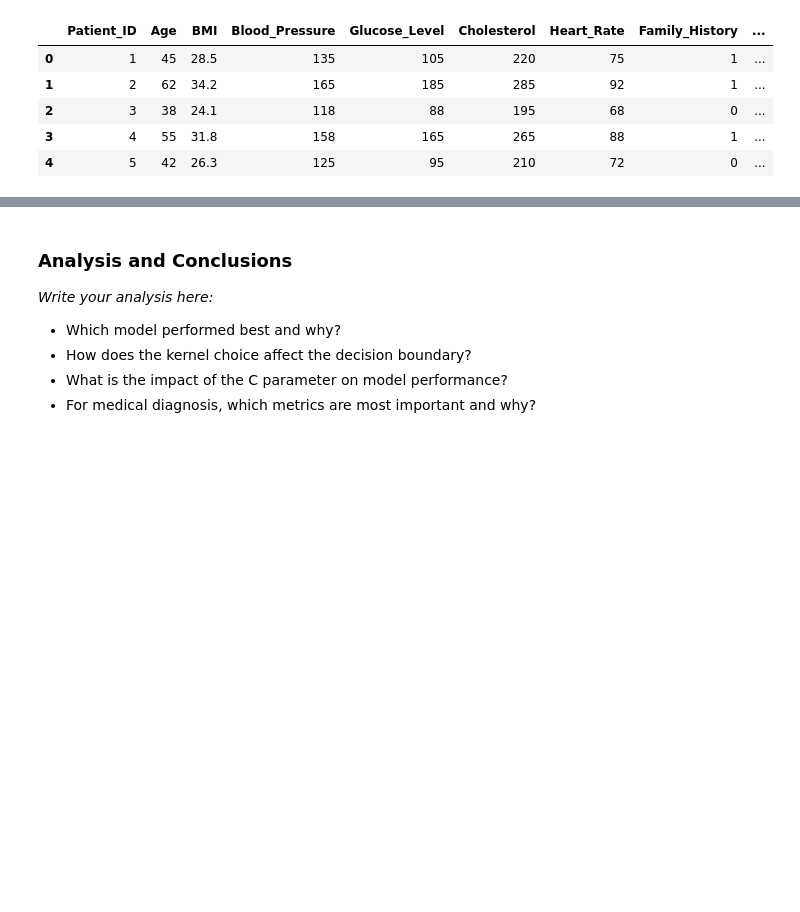
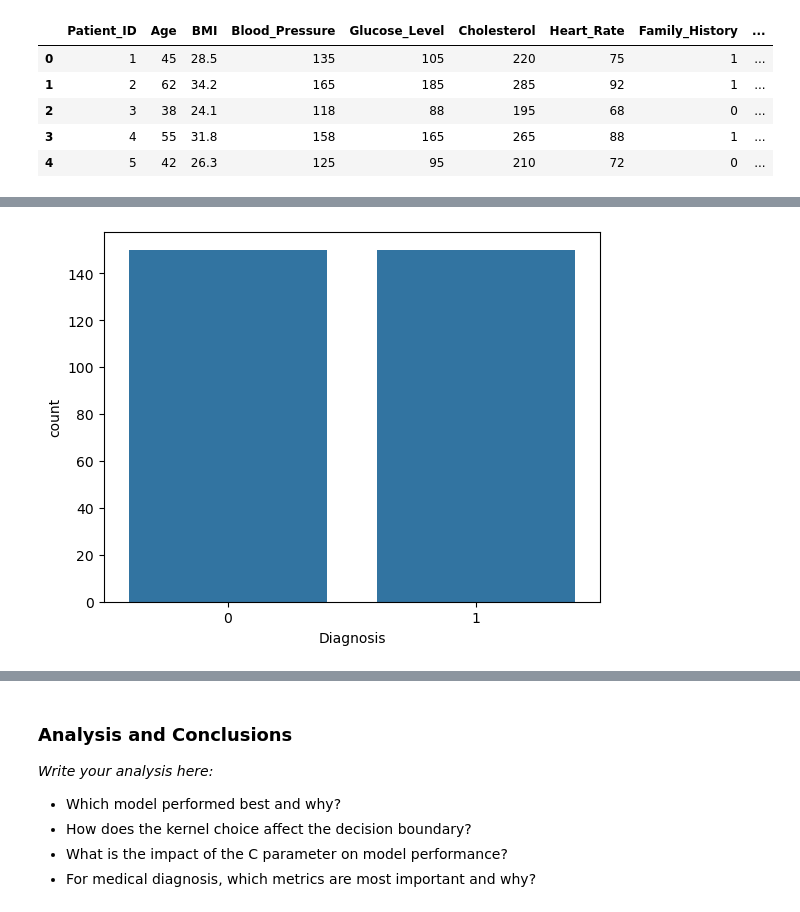
Before and after one commit to Blessing-Ekeh/dataraflow-week17-Classification-models, a Jupyter notebook: Take Home.ipynb, the cells around one changed output, grey strips where cells are left out. Drawn from its saved outputs; the diff is of its cells as text; code cells hidden in the pictures; blank space fills up the shorter version.

Commit message:
Assignment 2 solved

```diff
--- a/Take Home.ipynb
+++ b/Take Home.ipynb
@@ -743,8 +756,9 @@ memory usage: 23.6+ KB
 # %%
-assignment2_data.describe()
 # target variable analysis
-assignment2_data['Will_Buy_Premium'].value_counts()
-assignment2_data['Will_Buy_Premium'].value_counts(normalize=True)
+assignment2_data['Diagnosis'].value_counts()
+assignment2_data['Diagnosis'].value_counts(normalize=True)
 # Count plot for target variable
-sns.countplot(x='Will_Buy_Premium', data=assignment1_data)
+sns.countplot(x='Diagnosis', data=assignment2_data)
 plt.show()
+# %% [output]
+[figure, added]
```
Also changed, not shown: parts of 15 cells of this notebook.
